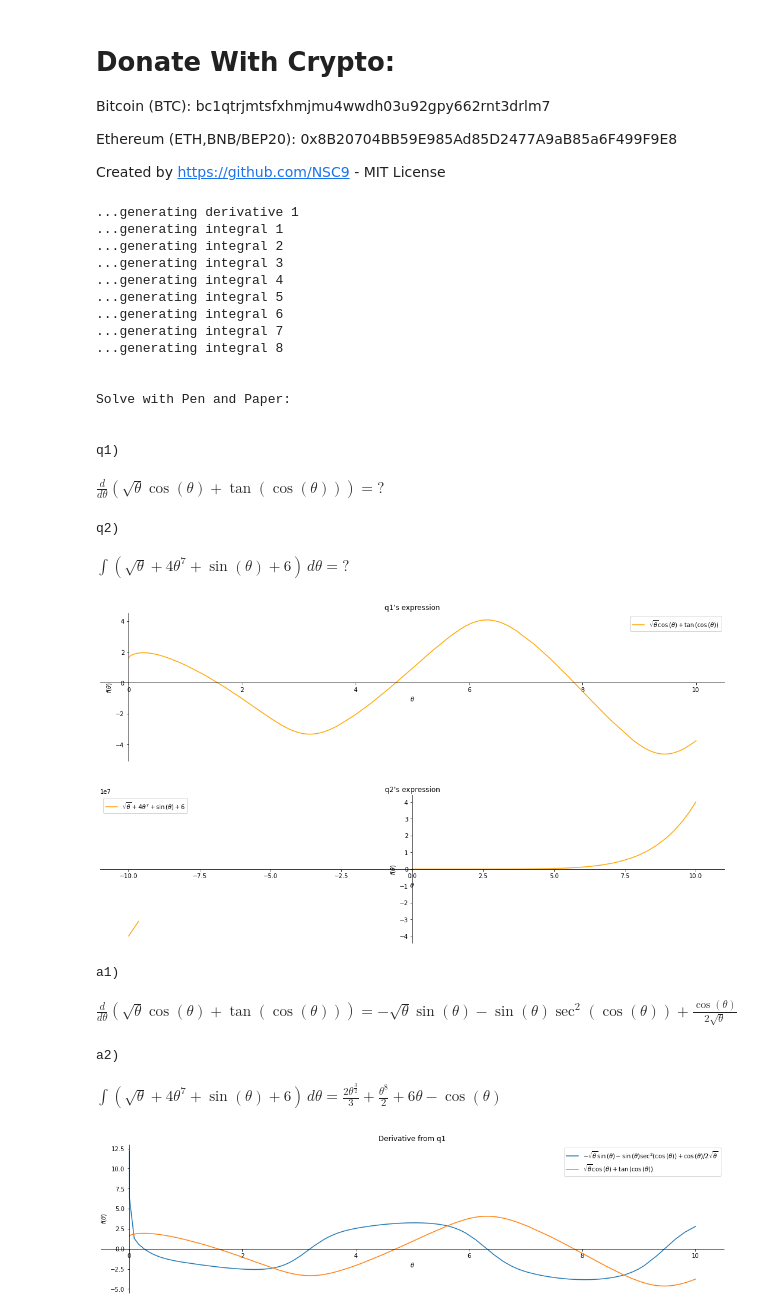
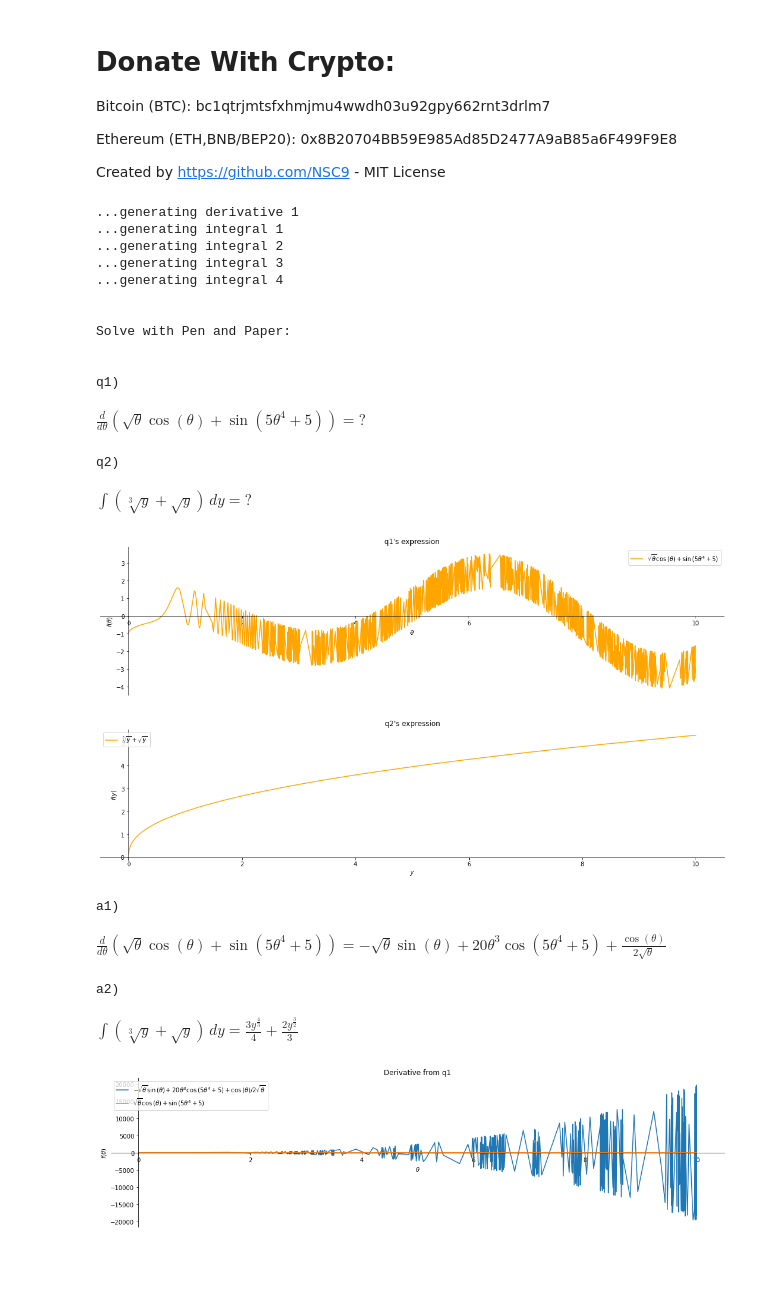
Before and after one commit to NSC9/Sample_of_Work, a Jupyter notebook: mathematics.ipynb, the cells around one changed output. Cells and saved outputs as stored; diff of their text form; code cells hidden in the pictures; blank space fills up the shorter version.

```diff
--- a/mathematics.ipynb
+++ b/mathematics.ipynb
@@ -50,7 +50,7 @@ def dmain(x):
 def imain(x):
     def random_math2(x):
         funs = [power,power,sqrt,cbrt,ln,exp,tan,cos,sin]
-        operations = [f(x)+h(x)+g(x)]
+        operations = [f(x)+h(x)]
         operation = operations[random.randrange(0,len(operations))]
         return [[[[operation.replace(f, i) for i in funs]\
                  [random.randrange(0,len(funs))].replace(g, i) for i in funs]\
@@ -193,43 +193,39 @@ def calculus():
     question()
     print("\n")
     answer()
     print("----------------------------------------------------------------------")
 
 
 def resources():
     print("\n")
     print("for help on q1&q2: copy/paste expressions into https://www.derivative-calculator.net/ or https://www.integral-calculator.com/")
     print("     Differentiate:",str(nsimplify(output1.lhs))[11:-4])
     print("     Integrate:",str(nsimplify(output2.lhs))[9:-4])
     print("\n")
 
 def main():
     calculus()
     resources()
 main()
 # %% [output]
 ...generating derivative 1
 ...generating integral 1
 ...generating integral 2
 ...generating integral 3
 ...generating integral 4
-...generating integral 5
-...generating integral 6
-...generating integral 7
-...generating integral 8
 
 
 Solve with Pen and Paper:
 
 
 q1)
-$\displaystyle \frac{d}{d \theta} \left(\sqrt{\theta} \cos{\left(\theta \right)} + \tan{\left(\cos{\left(\theta \right)} \right)}\right) = ?$
+$\displaystyle \frac{d}{d \theta} \left(\sqrt{\theta} \cos{\left(\theta \right)} + \sin{\left(5 \theta^{4} + 5 \right)}\right) = ?$
 q2)
-$\displaystyle \int \left(\sqrt{\theta} + 4 \theta^{7} + \sin{\left(\theta \right)} + 6\right)\, d\theta = ?$
+$\displaystyle \int \left(\sqrt[3]{y} + \sqrt{y}\right)\, dy = ?$
-[figure, old version]
+[figure, new version]
-[figure, old version]
+[figure, new version]
 a1)
-$\displaystyle \frac{d}{d \theta} \left(\sqrt{\theta} \cos{\left(\theta \right)} + \tan{\left(\cos{\left(\theta \right)} \right)}\right) = - \sqrt{\theta} \sin{\left(\theta \right)} - \sin{\left(\theta \right)} \sec^{2}{\left(\cos{\left(\theta \right)} \right)} + \frac{\cos{\left(\theta \right)}}{2 \sqrt{\theta}}$
+$\displaystyle \frac{d}{d \theta} \left(\sqrt{\theta} \cos{\left(\theta \right)} + \sin{\left(5 \theta^{4} + 5 \right)}\right) = - \sqrt{\theta} \sin{\left(\theta \right)} + 20 \theta^{3} \cos{\left(5 \theta^{4} + 5 \right)} + \frac{\cos{\left(\theta \right)}}{2 \sqrt{\theta}}$
 a2)
-$\displaystyle \int \left(\sqrt{\theta} + 4 \theta^{7} + \sin{\left(\theta \right)} + 6\right)\, d\theta = \frac{2 \theta^{\frac{3}{2}}}{3} + \frac{\theta^{8}}{2} + 6 \theta - \cos{\left(\theta \right)}$
+$\displaystyle \int \left(\sqrt[3]{y} + \sqrt{y}\right)\, dy = \frac{3 y^{\frac{4}{3}}}{4} + \frac{2 y^{\frac{3}{2}}}{3}$
-[figure, old version]
+[figure, new version]
```
Also changed, not shown: parts of 1 cell of this notebook.
